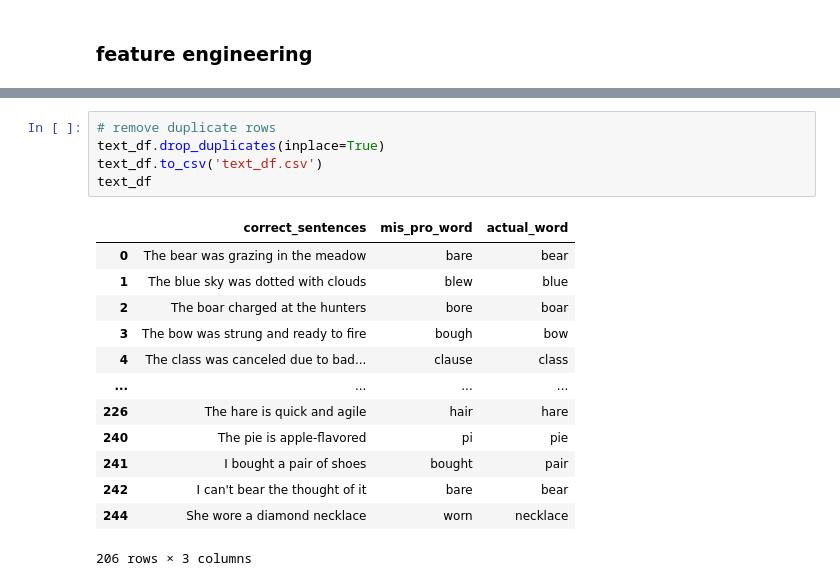
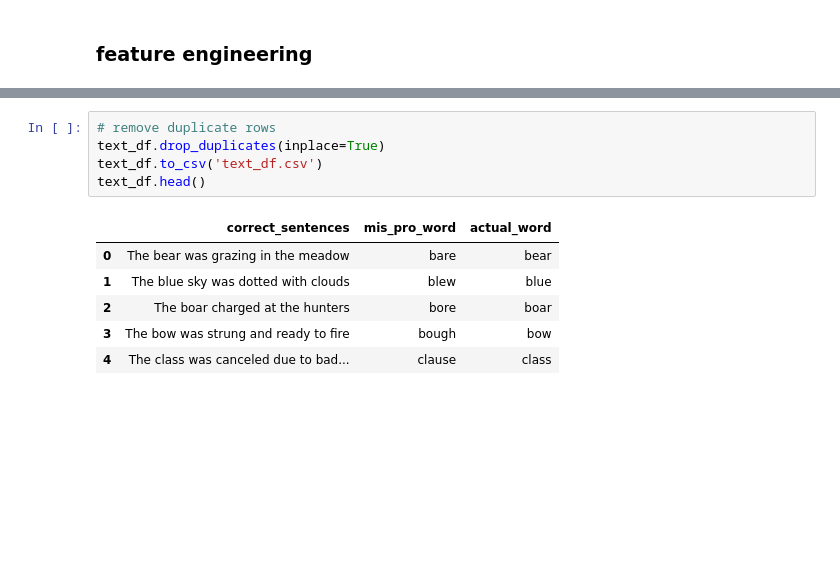
Before and after one commit to bhaskar112car/detect-and-correct-mis-pronounced-words-in-sentences-using-TensorFlow-python-, a Jupyter notebook: detect and correct mis-pronounced words in sentences using TensorFlow python .ipynb, the cells around one changed output, grey strips where cells are left out. Drawn from its saved outputs; the diff is of its cells as text; blank space fills up the shorter version.

```diff
--- a/detect and correct mis-pronounced words in sentences using TensorFlow python .ipynb
+++ b/detect and correct mis-pronounced words in sentences using TensorFlow python .ipynb
@@ -89,22 +74,15 @@ text_df
 # %%
 # remove duplicate rows
 text_df.drop_duplicates(inplace=True)
 text_df.to_csv('text_df.csv')
-text_df
+text_df.head()
 # %% [output]
 |  | correct_sentences | mis_pro_word | actual_word |
 | 0 | The bear was grazing in the meadow | bare | bear |
 | 1 | The blue sky was dotted with clouds | blew | blue |
 | 2 | The boar charged at the hunters | bore | boar |
 | 3 | The bow was strung and ready to fire | bough | bow |
 | 4 | The class was canceled due to bad... | clause | class |
-| ... | ... | ... | ... |
-| 226 | The hare is quick and agile | hair | hare |
-| 240 | The pie is apple-flavored | pi | pie |
-| 241 | I bought a pair of shoes | bought | pair |
-| 242 | I can't bear the thought of it | bare | bear |
-| 244 | She wore a diamond necklace | worn | necklace |
-206 rows × 3 columns
 # %%
 # remove same records in actual_word and mis_pro_words
 text_df_1 = text_df.loc[text_df['mis_pro_word']!=text_df['actual_word']]
```
Also changed, not shown: parts of 21 cells of this notebook.
